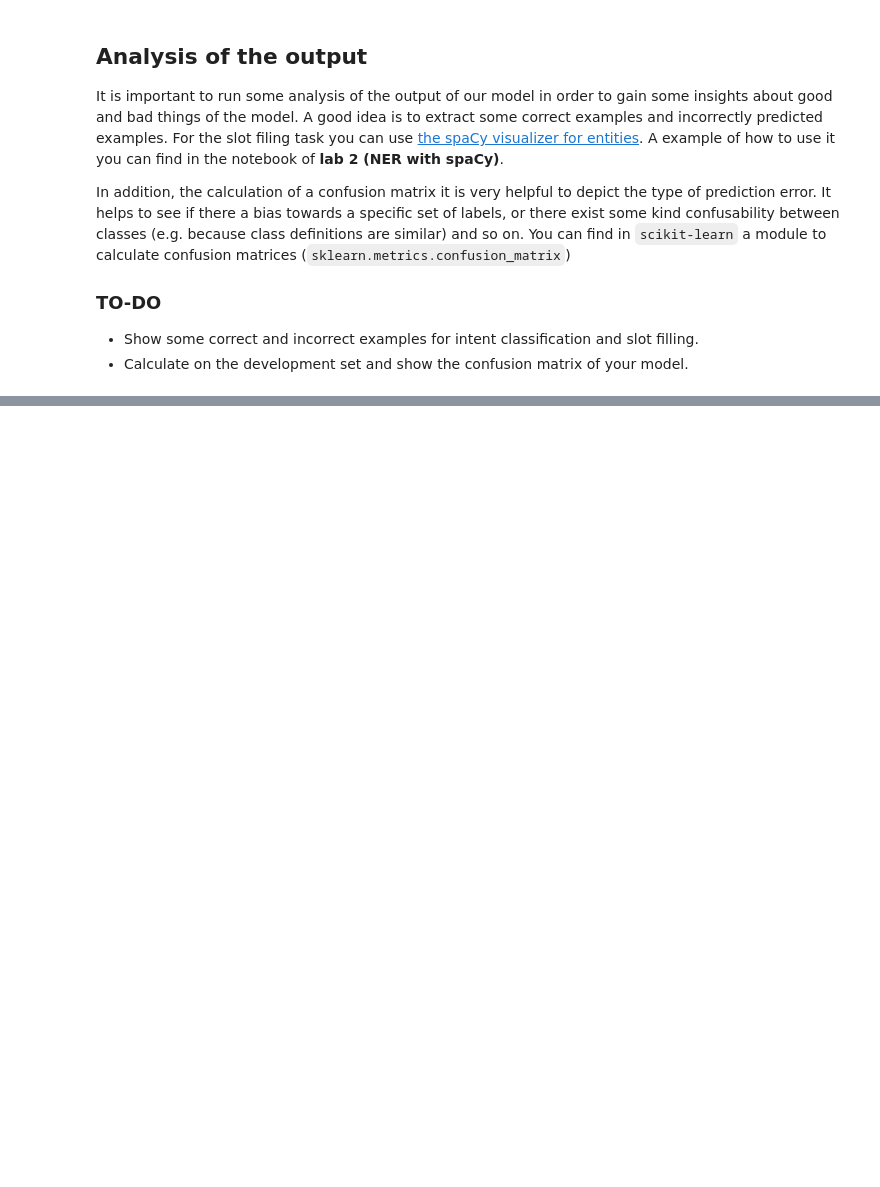
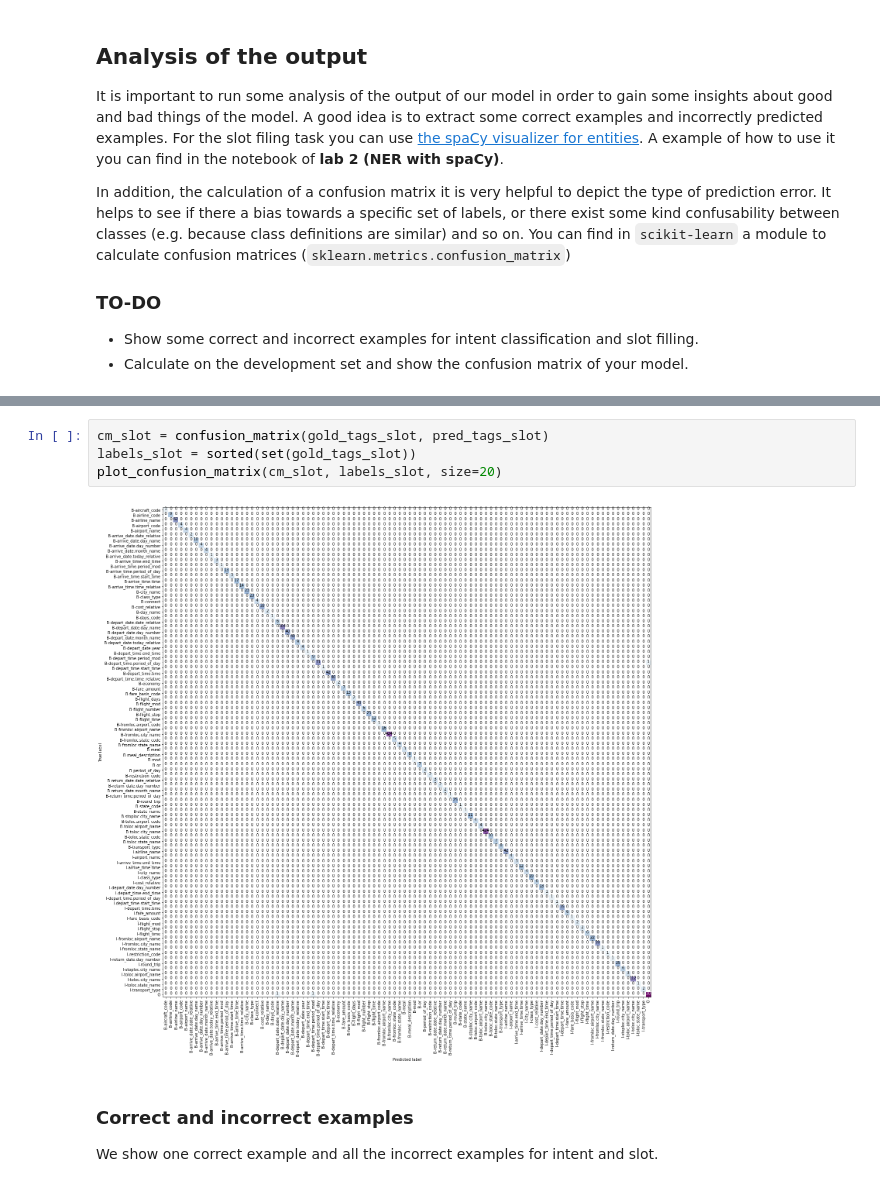
Before and after one commit to juletx/nlp-applications-2, a Jupyter notebook: assignments/assignment1.intent-slot-identification.ipynb, the cells around one changed output, grey strips where cells are left out. Cells and saved outputs as stored; diff of their text form; blank space fills up the shorter version.

```diff
--- a/assignments/assignment1.intent-slot-identification.ipynb
+++ b/assignments/assignment1.intent-slot-identification.ipynb
@@ -680,0 +718,10 @@ plot_confusion_matrix(cm, labels)
+# %%
+cm_slot = confusion_matrix(gold_tags_slot, pred_tags_slot)
+labels_slot = sorted(set(gold_tags_slot))
+plot_confusion_matrix(cm_slot, labels_slot, size=20)
+# %% [output]
+[figure, added]
+# %% [markdown]
+### Correct and incorrect examples
+
+We show one correct example and all the incorrect examples for intent and slot.
```
Also changed, not shown: parts of 44 cells of this notebook.
